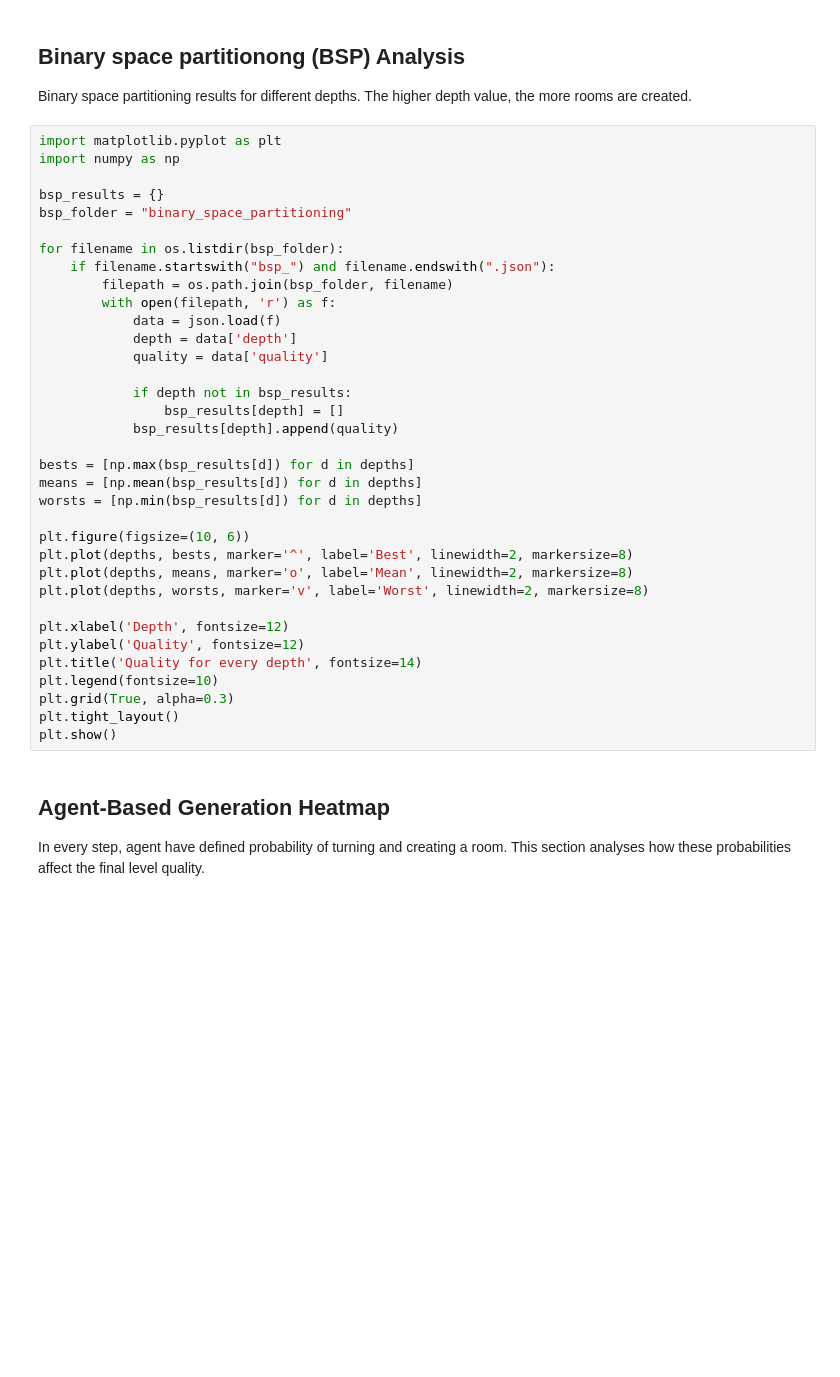
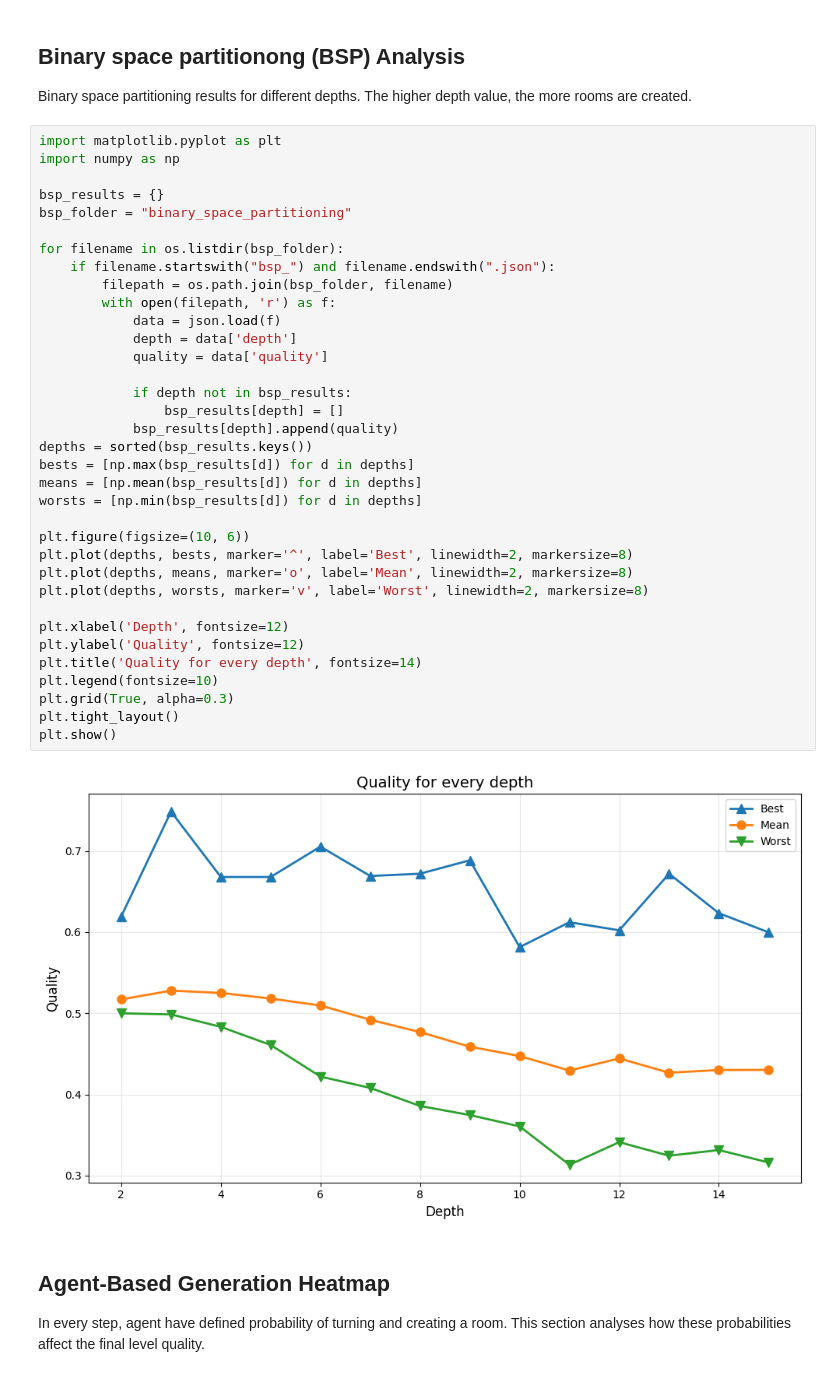
Before and after one commit to Hortensjaa/BenchmarkEnvironment-PCG, a Jupyter notebook: task5_results/results.ipynb, the cells around one changed output. Cells and saved outputs as stored; diff of their text form; blank space fills up the shorter version.

Commit message:
task5 results fix

```diff
--- a/task5_results/results.ipynb
+++ b/task5_results/results.ipynb
@@ -69,34 +72,36 @@ import numpy as np
 bsp_results = {}
 bsp_folder = "binary_space_partitioning"
 
 for filename in os.listdir(bsp_folder):
     if filename.startswith("bsp_") and filename.endswith(".json"):
         filepath = os.path.join(bsp_folder, filename)
         with open(filepath, 'r') as f:
             data = json.load(f)
             depth = data['depth']
             quality = data['quality']
 
             if depth not in bsp_results:
                 bsp_results[depth] = []
             bsp_results[depth].append(quality)
-
+depths = sorted(bsp_results.keys())
 bests = [np.max(bsp_results[d]) for d in depths]
 means = [np.mean(bsp_results[d]) for d in depths]
 worsts = [np.min(bsp_results[d]) for d in depths]
 
 plt.figure(figsize=(10, 6))
 plt.plot(depths, bests, marker='^', label='Best', linewidth=2, markersize=8)
 plt.plot(depths, means, marker='o', label='Mean', linewidth=2, markersize=8)
 plt.plot(depths, worsts, marker='v', label='Worst', linewidth=2, markersize=8)
 
 plt.xlabel('Depth', fontsize=12)
 plt.ylabel('Quality', fontsize=12)
 plt.title('Quality for every depth', fontsize=14)
 plt.legend(fontsize=10)
 plt.grid(True, alpha=0.3)
 plt.tight_layout()
 plt.show()
+# %% [output]
+[figure, added]
 # %% [markdown]
 ## Agent-Based Generation Heatmap
 In every step, agent have defined probability of turning and creating a room. This section analyses how these probabilities affect the final level quality.
```
Also changed, not shown: parts of 2 cells of this notebook.
